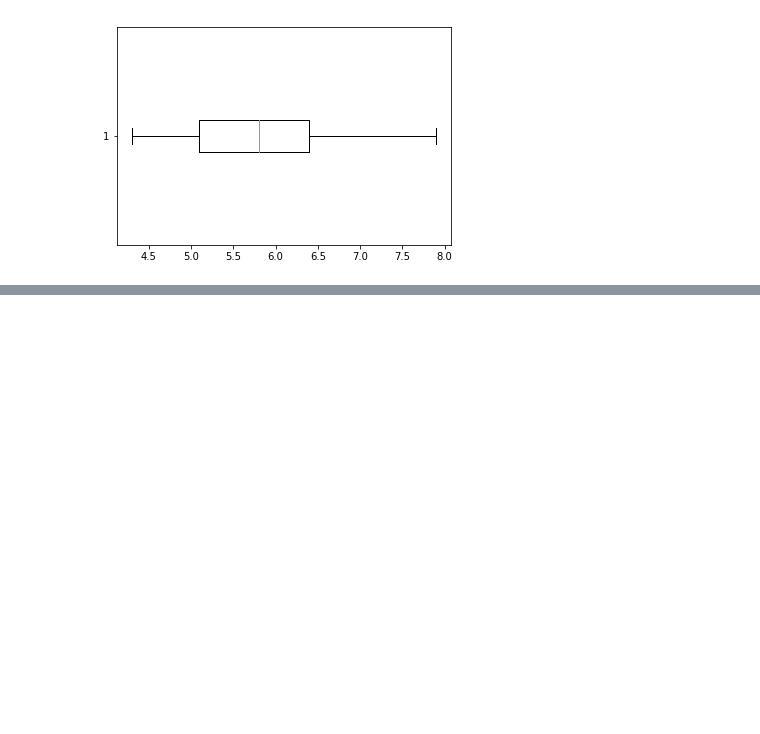
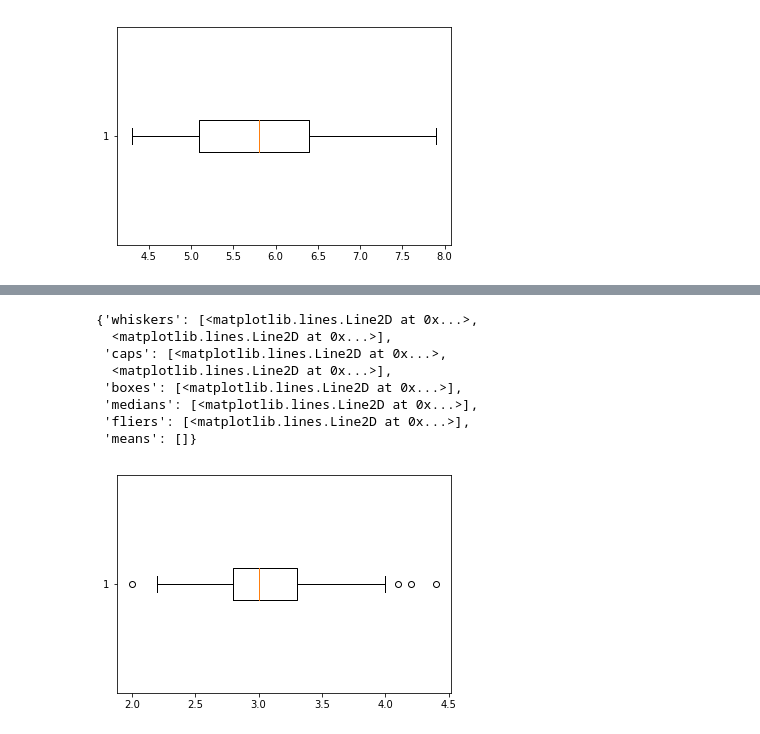
Before and after one commit to Nayade2lu/fundamentals-project, a Jupyter notebook: Fundamentals of data analysis Project.ipynb, the cells around one changed output, grey strips where cells are left out. Cells and saved outputs as stored; diff of their text form; code cells hidden in the pictures; blank space fills up the shorter version.

```diff
--- a/Fundamentals of data analysis Project.ipynb
+++ b/Fundamentals of data analysis Project.ipynb
@@ -213,0 +265,13 @@ ax = sns.boxplot(x="sepal_length", y="sepal_width", data=df)
+# %%
+#boxplot of the sepal width (all species)
+plt.boxplot(df.sepal_width, vert=False)
+# %% [output]
+{'whiskers': [<matplotlib.lines.Line2D at 0x...>,
+  <matplotlib.lines.Line2D at 0x...>],
+ 'caps': [<matplotlib.lines.Line2D at 0x...>,
+  <matplotlib.lines.Line2D at 0x...>],
+ 'boxes': [<matplotlib.lines.Line2D at 0x...>],
+ 'medians': [<matplotlib.lines.Line2D at 0x...>],
+ 'fliers': [<matplotlib.lines.Line2D at 0x...>],
+ 'means': []}
+[figure, added]
```
Also changed, not shown: parts of 22 cells of this notebook, 1 other file.
